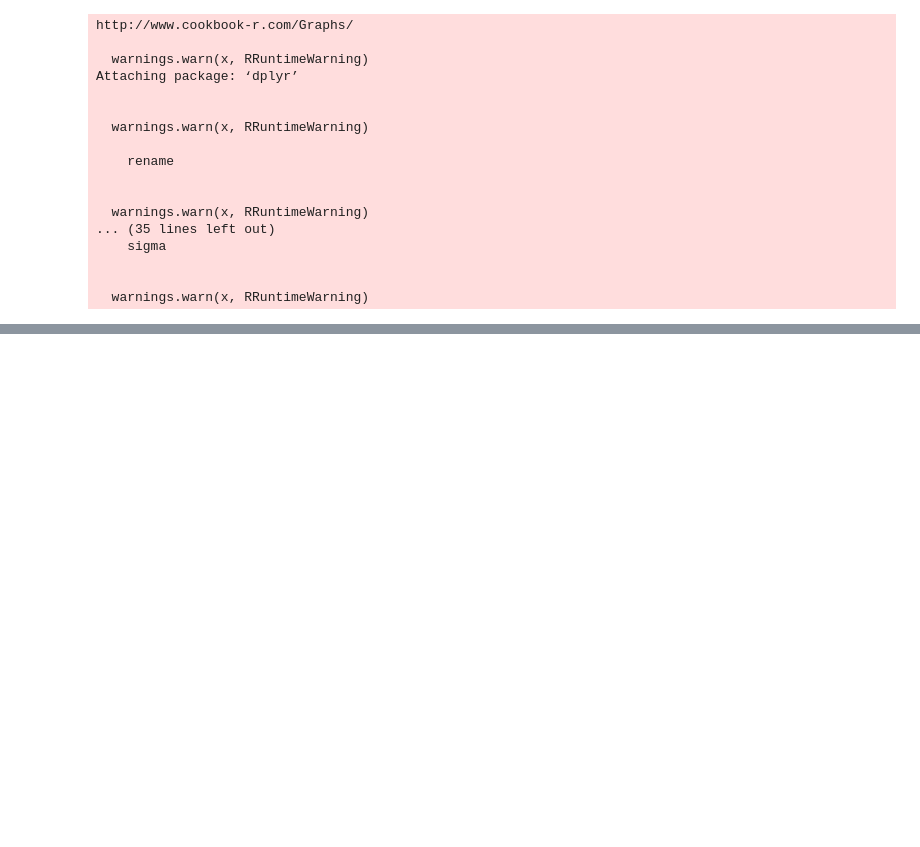
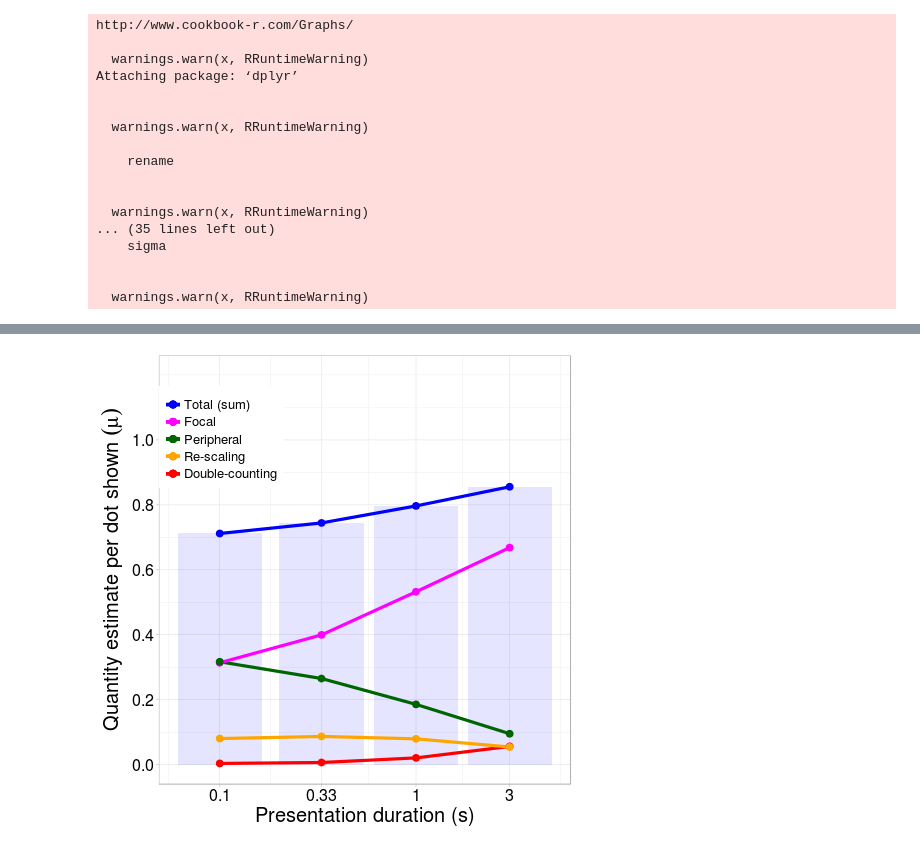
Before and after one commit to samcheyette/eye_tracker_counting, a Jupyter notebook: pymc_analysis_estimation.ipynb, the cells around one changed output, grey strips where cells are left out. Cells and saved outputs as stored; diff of their text form; code cells hidden in the pictures; blank space fills up the shorter version.

```diff
--- a/pymc_analysis_estimation.ipynb
+++ b/pymc_analysis_estimation.ipynb
@@ -342,11 +342,11 @@ sum_vals <- sum_vals %>%
              mutate(Time=as.factor(Time)) %>%
              mutate(time_num=as.numeric(as.character(Time))) %>%
              mutate(unseen = (Dots_Shown - within_x_tot)) %>%
-             mutate(focal = b_seen_subj *within_x_tot ) %>%
+             mutate(focal = b_seen_subj *within_x_tot) %>%
              mutate(focal_rescale=focal* (1/pctArea) ** alpha_seen_subj) %>%
              mutate(peripheral = b_unseen_subj * unseen) %>%
              mutate(peripheral_rescale =  (b_unseen_subj * unseen * (1./(1.-pctArea))**alpha_unseen_subj)) %>%
-             mutate(focal_memory= focal_rescale* b_nlook_subj * nLooks) %>%
+             mutate(focal_memory= focal_rescale* b_nlook_subj * nLooks*2) %>%
              mutate(model_guess = (1+b_nlook_subj*nLooks)*(b_seen_subj * within_x_tot * ((1/pctArea) ** alpha_seen_subj)) +
                         b_unseen_subj * unseen * (1./(1.-pctArea))**alpha_unseen_subj) %>%
              mutate(model_noise = b_noise_subj * model_guess)  #%>%
@@ -408,32 +408,90 @@ p.1.1 <- ggplot(data=sum_vals) +
 
 
 p.1.2 <- ggplot(data=sum_vals) +
-
         stat_summary(aes(x=Time, y=(focal_rescale+peripheral_rescale+focal_memory)/Dots_Shown,
                          color="With double-counting", fill="With double-counting"),geom="bar",
-                             position=position_dodge(width=0.9)) +
+                             width=1) +
         stat_summary(aes(x=Time, y=(focal_rescale+peripheral_rescale)/Dots_Shown,
-                         color="Re-scaled", fill="Re-scaled"),geom="bar",position=position_dodge(width=0.9)) +
+                         color="Re-scaled", fill="Re-scaled"),geom="bar",width=1) +
         stat_summary(aes(x=Time, y=(focal+peripheral)/Dots_Shown, color="FPeripheral",
-                         fill="Peripheral"), geom="bar", position=position_dodge(width=0.9)) +
+                         fill="Peripheral"), geom="bar",width=1) +
 
         stat_summary(aes(x=Time, y=focal/Dots_Shown, color="Focal", fill="Focal"),geom="bar",
-                     position=position_dodge(width=0.9)) +
-
+                      width=1) +
+       # stat_summary(aes(x=Time, y=(focal_rescale+peripheral_rescale+focal_memory)/Dots_Shown),geom="point",
+                     #        width=1, color="black", size=2) +
         ylim(0,1.0) +
         #guides(fill=FALSE) +
-        scale_color_manual(name="Model", values=c("red", "blue", "darkgreen", "orange", "black"),
+        scale_color_manual(name="Model", values=c("red", "blue", "black","darkgreen", "orange"),
                          labels=c("Focal", "Peripheral", "Re-scaled", "With double-counting", "Human")) +
-        scale_fill_manual(name="Model",values=c("red", "blue", "darkgreen", "orange", "black"),
+        scale_fill_manual(name="Model",values=c("red", "blue","black", "darkgreen", "orange"),
                         labels=c("Focal", "Peripheral", "Re-scaled", "With double-counting", "Human")) +
         guides(color=guide_legend(reverse = TRUE), fill=guide_legend(reverse = TRUE)) +
         xlab("Time") + ylab("Estimate per dot shown") +
         #scale_color_manual(values=c("black","blue")) +
-         paper_theme_2 + theme(legend.title=element_blank(), legend.position=c(0.25,0.85),
+         paper_theme_2 + theme(legend.title=element_blank(), legend.position=c(0.15,0.85),
                                    legend.text=element_text(size=12),
-                               axis.title.x=element_text(face="plain", size=16),
-                              axis.title.y=element_text(face="plain", size=16),
-                               axis.text.x=element_text(size=14), axis.text.y=element_text(size=14))
+                               axis.title.x=element_text(face="plain", size=20, color="black"),
+                              axis.title.y=element_text(face="plain", size=20, color="black"),
+                               axis.text.x=element_text(size=16), axis.text.y=element_text(size=16))
+
+
+p.1.3 <- ggplot(data=sum_vals) +
+        stat_summary(aes(x=time_num, y=(focal_rescale+peripheral_rescale+focal_memory)/Dots_Shown),
+                     geom="bar",alpha=0.1, fill="blue") +
+        stat_summary(aes(x=time_num, y=(focal_rescale+peripheral_rescale+focal_memory)/Dots_Shown,
+                         color="Human"),geom="line", size=1.5) +
+        stat_summary(aes(x=time_num, y=(focal_memory)/Dots_Shown, size=1.5,
+                         color="Double-counting"),geom="line",size=1.5,
+                             width=1) +
+        stat_summary(aes(x=time_num, y=(focal_rescale + peripheral_rescale - (focal+peripheral))/Dots_Shown,
+                         color="Re-scaling"),geom="line",width=1, size=1.5) +
+        stat_summary(aes(x=time_num, y=(peripheral)/Dots_Shown, color="Peripheral"
+                        ), geom="line",width=1,size=1.5) +
+        stat_summary(aes(x=time_num, y=focal/Dots_Shown, color="Focal"),geom="line",size=1.5,
+                      width=1) +
+
+        stat_summary(aes(x=time_num, y=(focal_rescale+peripheral_rescale+focal_memory)/Dots_Shown,
+                         color="Human"),geom="point", size=3) +
+        stat_summary(aes(x=time_num, y=focal/Dots_Shown, color="Focal"),geom="point",size=3) +
+        stat_summary(aes(x=time_num, y=(focal_memory)/Dots_Shown, size=3,
+                         color="Double-counting"),geom="point",size=3,
+                             width=1) +
+        stat_summary(aes(x=time_num, y=(focal_rescale + peripheral_rescale - (focal+peripheral))/Dots_Shown,
+                         color="Re-scaling"),geom="point",width=1, size=3) +
+        stat_summary(aes(x=time_num, y=(peripheral)/Dots_Shown, color="Peripheral"
+                        ), geom="point",width=1,size=3) +
+
+
+       # stat_summary(aes(x=Time, y=(focal_rescale+peripheral_rescale+focal_memory)/Dots_Shown),geom="point",
+                     #        width=1, color="black", size=2) +
+        #ylim(0,1) +
+        #guides(fill=FALSE) +
+        scale_color_manual(name="Model", values=c("red","magenta", "blue",  "darkgreen", "orange"),
+                         labels=c("Total (sum)", "Focal", "Peripheral", "Re-scaling", "Double-counting"),
+                          breaks=c("Human", "Focal", "Peripheral", "Re-scaling", "Double-counting")) +
+       # scale_fill_manual(name="Model",values=c("red", "black", "blue", "darkgreen", "orange"),
+                   #    labels=c("Focal", "Peripheral", "Re-scaled", "With double-counting",
+                            #     expression(paste("Estimate/N ", (mu)))),
+                     #   breaks=c("Focal", "Peripheral", "Re-scaled", "With double-counting", "Human")) +
+        #scale_fill_manual(name="Human",values=c("black"),
+                #        labels="Total",
+                        #labels=c(expression(paste("Estimate ", (mu)))),
+                    #    breaks=c( "Human")) +
+        scale_y_continuous(limits=c(0,1.2), breaks=seq.int(0,1,0.2)) +
+        guides(color=guide_legend(reverse = FALSE), fill=FALSE) +
+                       #fill=guide_legend(reverse = FALSE)) +
+        xlab("Presentation duration (s)") + ylab(expression(paste("Quantity estimate per dot shown ", (mu)))) +
+        #scale_color_manual(values=c("black","blue")) +
+         paper_theme_2 + theme(legend.title=element_blank(), legend.position=c(0.15,0.81),
+                                   legend.text=element_text(size=13),
+                               axis.title.x=element_text(face="plain", size=20, color="black"),
+                              axis.title.y=element_text(face="plain", size=20, color="black"),
+                               axis.text.x=element_text(size=16), axis.text.y=element_text(size=16)) +
+       scale_x_log10(breaks=c(0.1,0.33,1,3), labels=c("0.1","0.33","1","3"))
+
+
+
 
 
 #fs <- expression(paste(Foveal slope, paste("(", paste(beta[foveal], ")" ))))
@@ -441,9 +499,9 @@ fs <- expression(paste("Foveal slope ", paste("(", paste(beta[foveal], ")" ))))
 ps <- expression(paste("Peripheral slope ", paste("(", paste(beta[peripheral], ")" ))))
 
 p.2 <- ggplot(data=mean_reg_vals) +
-        geom_point(aes(x=b_seen_subj*1.1, y=b_unseen_subj*0.8), size=3, alpha=0.8) +
-        geom_point(aes(x=b_seen_grp*1.1, y=b_unseen_grp*0.8),color="blue", size=8, shape=3, alpha=0.8) +
-        geom_point(aes(x=b_seen_grp*1.1, y=b_unseen_grp*0.8),color="blue", size=8, shape=20, alpha=0.8) +
+        geom_point(aes(x=b_seen_subj, y=b_unseen_subj), size=3, alpha=0.8) +
+        geom_point(aes(x=b_seen_grp, y=b_unseen_grp), color="blue", size=8, shape=3, alpha=0.8) +
+        geom_point(aes(x=b_seen_grp, y=b_unseen_grp),color="blue", size=8, shape=20, alpha=0.8) +
         theme_light() +
         paper_theme_3 +
         geom_abline() +
@@ -507,6 +565,9 @@ p.3 <- ggplot(data=mean_reg_vals) +
 #ggsave("figs/CDF_models.png", dpi=300, width=6, height=4)
 #print(p.1.2)
 #ggsave("figs/Time_models.png", dpi=300, width=5, height=5)
+#ggsave("figs/Time_models.pdf", dpi=300, width=9, height=5)
+print(p.1.3)
+ggsave("figs/Time_models_lines.pdf", dpi=300, width=7, height=5)
 
 #print(p.1)
 #print(p.2)
@@ -555,0 +617 @@ print(mean(sum_vals$b_nlook_subj_low))
+[figure, added]
```
Also changed, not shown: parts of 3 cells of this notebook, 6 other files.
